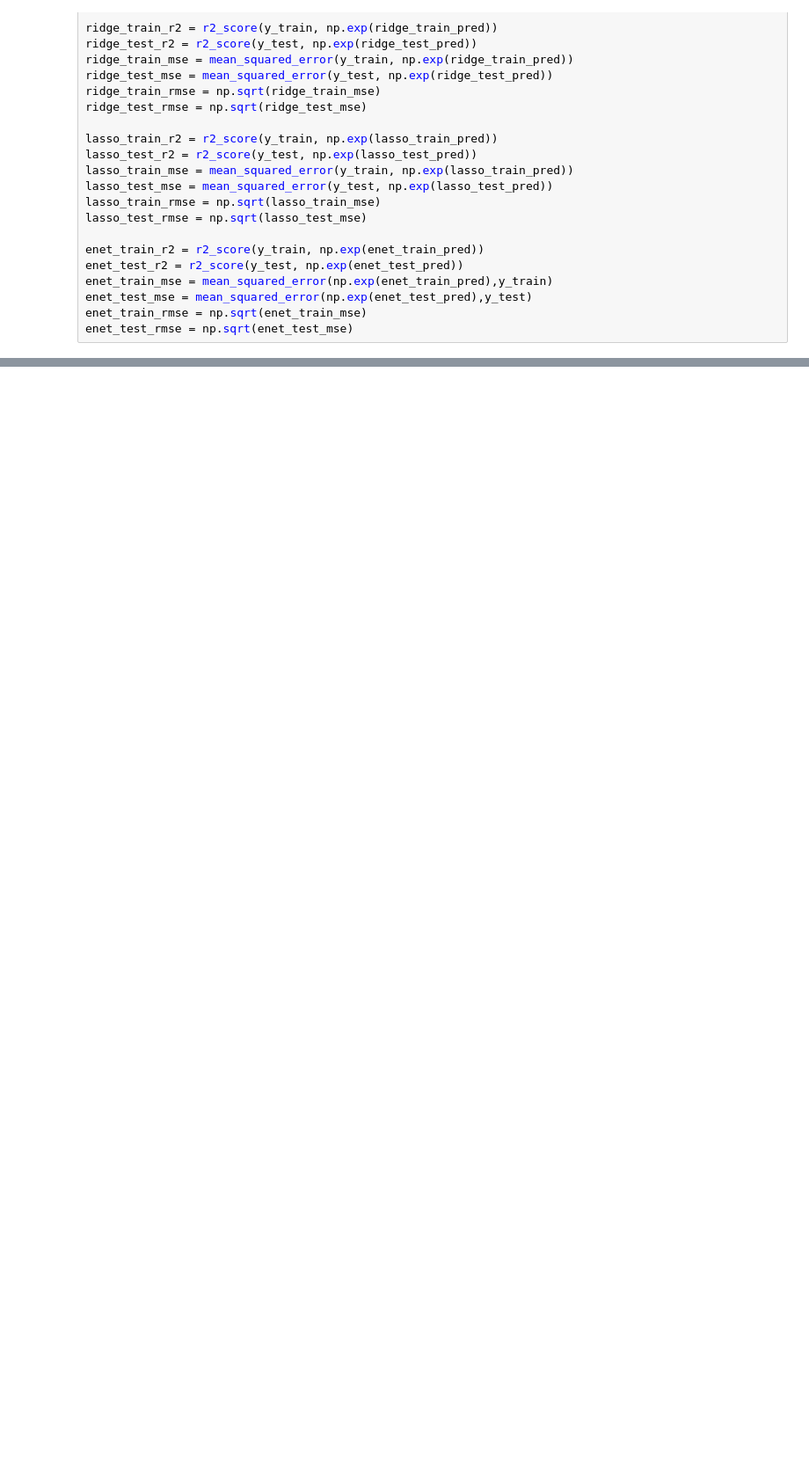
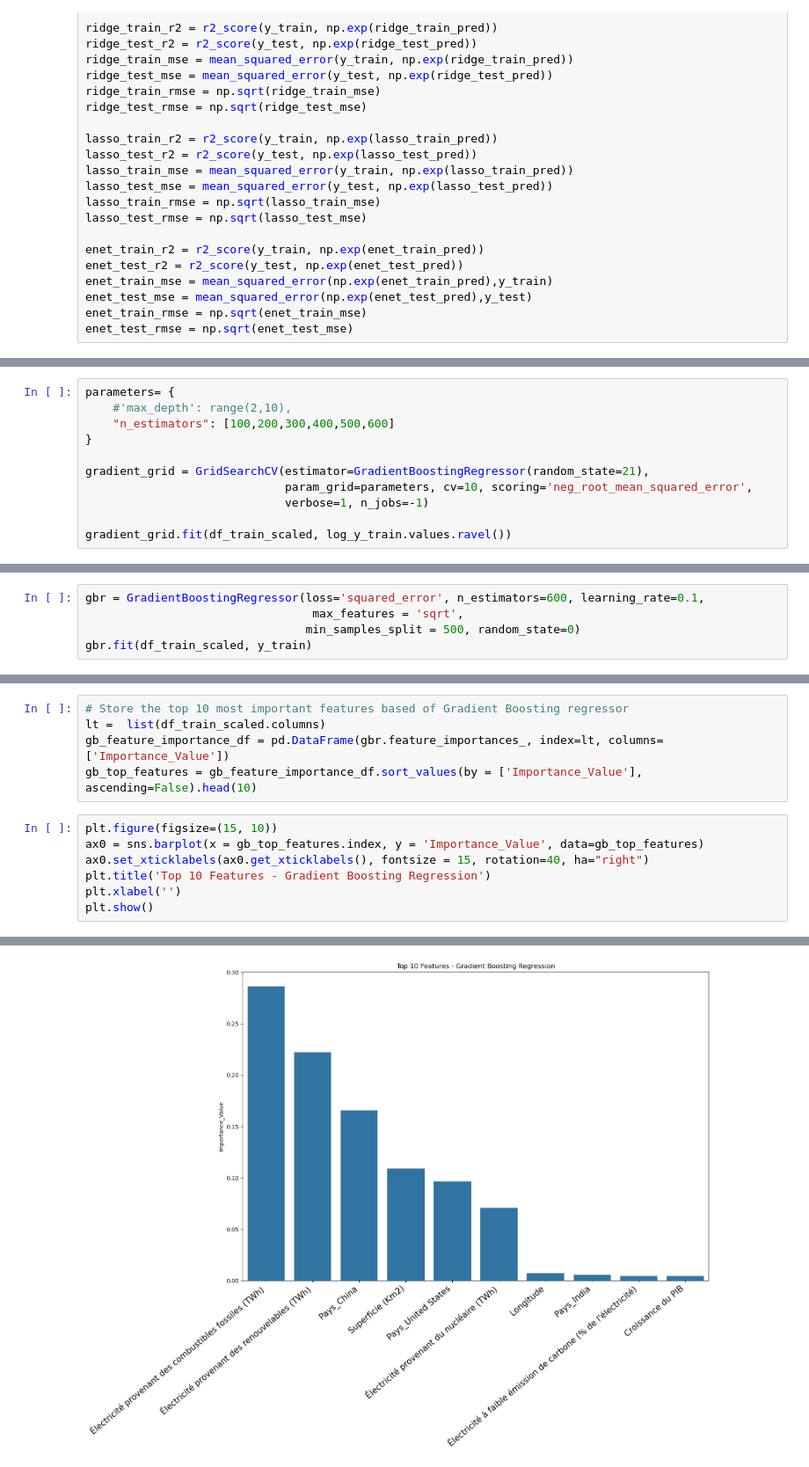
Before and after one commit to hugoguilbot/MLProject, a Jupyter notebook: Modélisation-Regression-Lineaire.ipynb, the cells around one changed output, grey strips where cells are left out. Shown at 88% size. Saved outputs shown, nothing was run; the diff lists cells and outputs as text; blank space fills up the shorter version.

```diff
--- a/Modélisation-Regression-Lineaire.ipynb
+++ b/Modélisation-Regression-Lineaire.ipynb
@@ -1008,0 +1115,11 @@ df
+# %%
+parameters= {
+    #'max_depth': range(2,10),
+    "n_estimators": [100,200,300,400,500,600]
+}
+
+gradient_grid = GridSearchCV(estimator=GradientBoostingRegressor(random_state=21),
+                             param_grid=parameters, cv=10, scoring='neg_root_mean_squared_error',
+                             verbose=1, n_jobs=-1)
+
+gradient_grid.fit(df_train_scaled, log_y_train.values.ravel())
@@ -1008,0 +1140,5 @@ df
+# %%
+gbr = GradientBoostingRegressor(loss='squared_error', n_estimators=600, learning_rate=0.1,
+                                 max_features = 'sqrt',
+                                min_samples_split = 500, random_state=0)
+gbr.fit(df_train_scaled, y_train)
@@ -1008,0 +1148,13 @@ df
+# %%
+# Store the top 10 most important features based of Gradient Boosting regressor
+lt =  list(df_train_scaled.columns)
+gb_feature_importance_df = pd.DataFrame(gbr.feature_importances_, index=lt, columns=['Importance_Value'])
+gb_top_features = gb_feature_importance_df.sort_values(by = ['Importance_Value'], ascending=False).head(10)
+# %%
+plt.figure(figsize=(15, 10))
+ax0 = sns.barplot(x = gb_top_features.index, y = 'Importance_Value', data=gb_top_features)
+ax0.set_xticklabels(ax0.get_xticklabels(), fontsize = 15, rotation=40, ha="right")
+plt.title('Top 10 Features - Gradient Boosting Regression')
+plt.xlabel('')
+plt.show()
+# %% [output]
@@ -1008,0 +1162 @@ df
+[figure, added]
```
Also changed, not shown: parts of 63 cells of this notebook.
